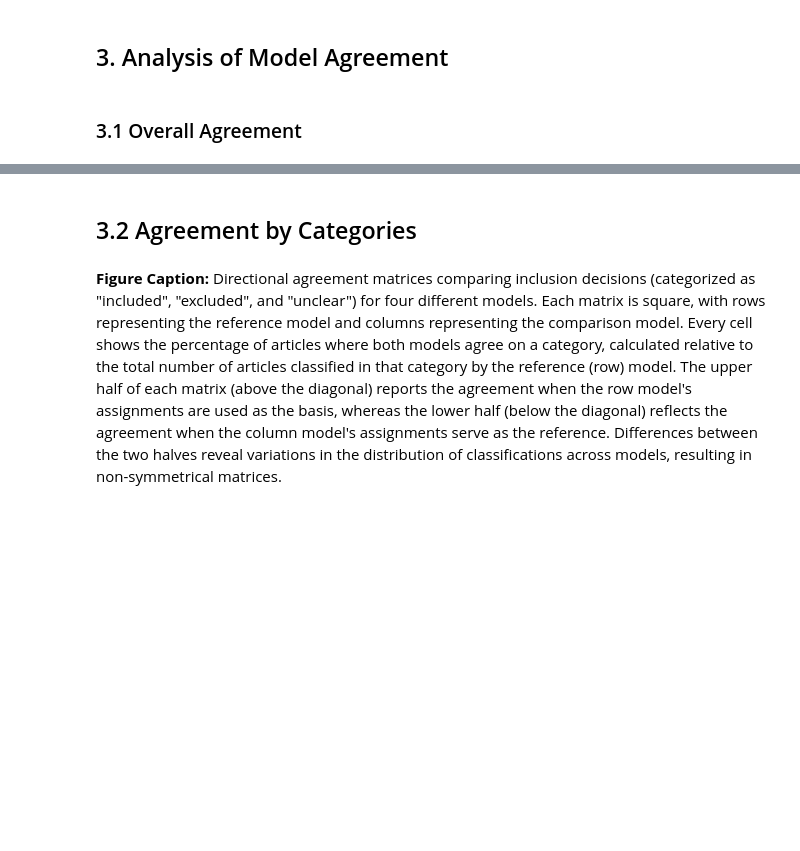
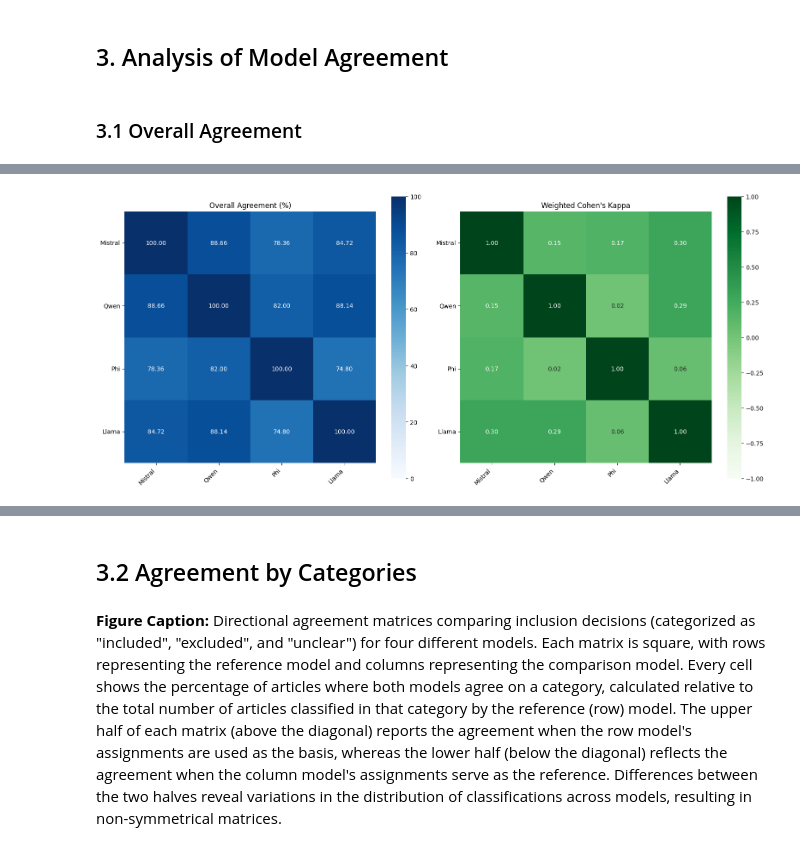
Before and after one commit to david-gallardo/SMART-Review, a Jupyter notebook: notebooks/analysis.ipynb, the cells around one changed output, grey strips where cells are left out. Cells and saved outputs as stored; diff of their text form; code cells hidden in the pictures; blank space fills up the shorter version.

```diff
--- a/notebooks/analysis.ipynb
+++ b/notebooks/analysis.ipynb
@@ -199,0 +156,65 @@ for cat in categories:
+# %%
+import pandas as pd
+import numpy as np
+import matplotlib.pyplot as plt
+import seaborn as sns
+from sklearn.metrics import cohen_kappa_score
+
+# Full model names and display names mapping
+full_model_names = {
+    "mistral.small.24b.instruct.2501_inclusion": "mistral.small.24b.instruct.2501",
+    "qwen2.5.7b.instruct.1m_inclusion": "qwen2.5.7b.instruct.1m",
+    "phi.3.mini.4k.instruct_inclusion": "phi.3.mini.4k.instruct",
+    "llama.3.2.3b.instruct_inclusion": "llama.3.2.3b.instruct"
+}
+
+display_names = {
+    "mistral.small.24b.instruct.2501_inclusion": "Mistral",
+    "qwen2.5.7b.instruct.1m_inclusion": "Qwen",
+    "phi.3.mini.4k.instruct_inclusion": "Phi",
+    "llama.3.2.3b.instruct_inclusion": "Llama"
+}
+
+# List of models to be used
+models = list(full_model_names.keys())
+
+# Normalize the data: convert to string, remove extra spaces, and convert to lowercase
+df[models] = df[models].astype(str).apply(lambda x: x.str.strip().str.lower())
+
+# Initialize matrices for overall agreement (%) and weighted Cohen's kappa
+n_models = len(models)
+overall_agreement = pd.DataFrame(np.zeros((n_models, n_models)), index=models, columns=models)
+weighted_kappa_matrix = pd.DataFrame(np.zeros((n_models, n_models)), index=models, columns=models)
+
+# Calculate pairwise overall agreement and weighted kappa for each pair of models
+for i, model_i in enumerate(models):
+    for j, model_j in enumerate(models):
+        # Overall agreement: percentage of articles where both models agree
+        agreement_pct = 100 * (df[model_i] == df[model_j]).sum() / len(df)
+        overall_agreement.loc[model_i, model_j] = agreement_pct
+
+        # Weighted Cohen's kappa using quadratic weights
+        weighted_kappa = cohen_kappa_score(df[model_i], df[model_j], weights='quadratic')
+        weighted_kappa_matrix.loc[model_i, model_j] = weighted_kappa
+
+# Create a figure with 1 row and 2 columns for the two heatmaps
+fig, axes = plt.subplots(1, 2, figsize=(16, 7))
+
+# Plot overall agreement heatmap (blue tones)
+sns.heatmap(overall_agreement, annot=True, cmap="Blues", fmt=".2f", square=True,
+            vmin=0, vmax=100, ax=axes[0])
+axes[0].set_title("Overall Agreement (%)")
+axes[0].set_xticklabels([display_names[m] for m in models], rotation=45, ha="right")
+axes[0].set_yticklabels([display_names[m] for m in models], rotation=0)
+
+# Plot weighted Cohen's kappa heatmap (green tones)
+sns.heatmap(weighted_kappa_matrix, annot=True, cmap="Greens", fmt=".2f", square=True,
+            vmin=-1, vmax=1, ax=axes[1])
+axes[1].set_title("Weighted Cohen's Kappa")
+axes[1].set_xticklabels([display_names[m] for m in models], rotation=45, ha="right")
+axes[1].set_yticklabels([display_names[m] for m in models], rotation=0)
+
+plt.tight_layout()
+plt.show()
+# %% [output]
+[figure, added]
```
Also changed, not shown: parts of 3 cells of this notebook.
